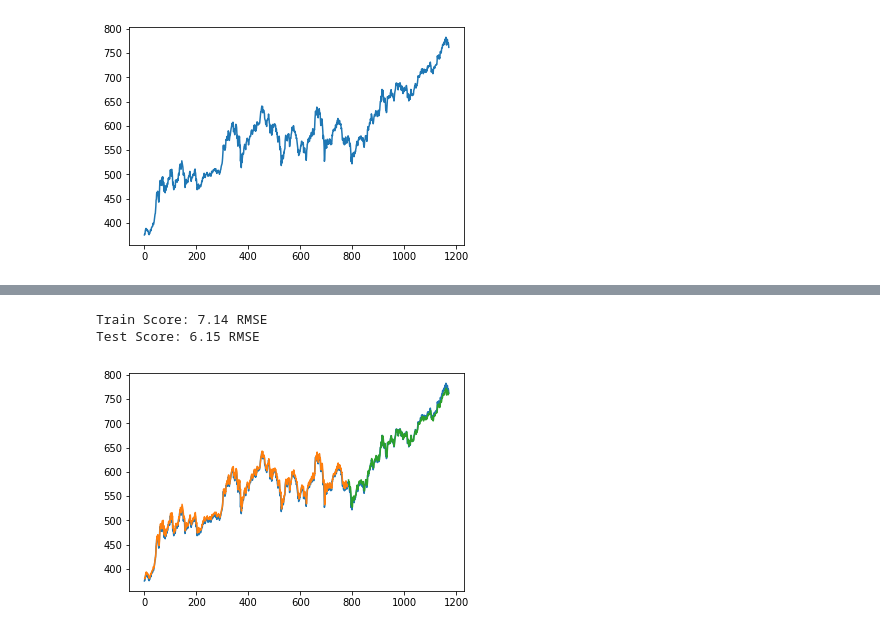
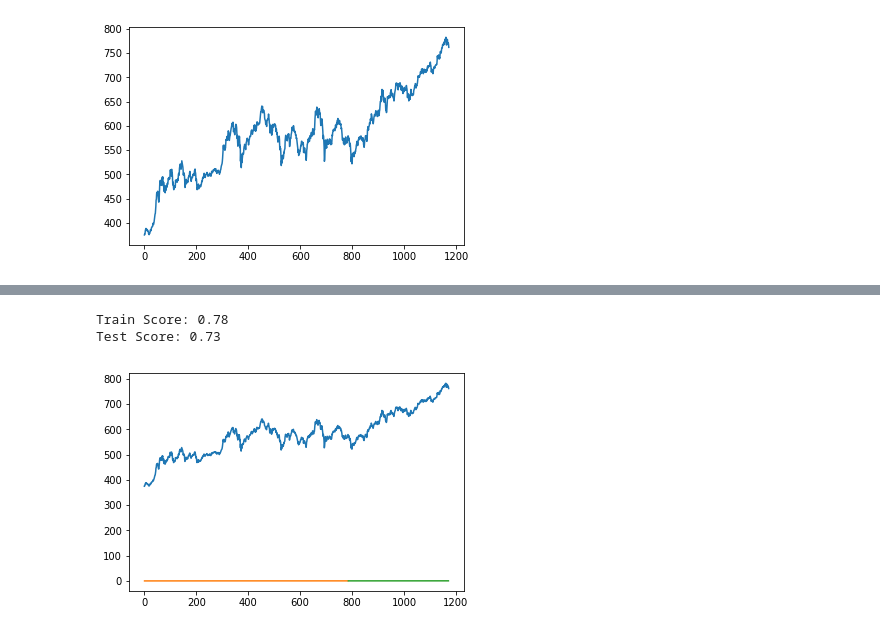
Before and after one commit to thanhdath/stock-market-prediction, a Jupyter notebook: Untitled.ipynb, the cells around one changed output, grey strips where cells are left out. Saved outputs shown, nothing was run; the diff lists cells and outputs as text; code cells hidden in the pictures.

```diff
--- a/Untitled.ipynb
+++ b/Untitled.ipynb
@@ -84,34 +92,36 @@ Epoch 100/100
 trainPredict = model.predict(trainX)
 testPredict = model.predict(testX)
 # invert predictions
-trainPredict = scaler.inverse_transform(trainPredict)
-trainY = scaler.inverse_transform([trainY])
-testPredict = scaler.inverse_transform(testPredict)
-testY = scaler.inverse_transform([testY])
+trainPredictT = scaler.inverse_transform(trainPredict)
+trainYT = scaler.inverse_transform([trainY])
+testPredictT = scaler.inverse_transform(testPredict)
+testYT = scaler.inverse_transform([testY])
 # calculate root mean squared error
-trainScore = math.sqrt(mean_squared_error(trainY[0], trainPredict[:,0]))
-print('Train Score: %.2f RMSE' % (trainScore))
-testScore = math.sqrt(mean_squared_error(testY[0], testPredict[:,0]))
-print('Test Score: %.2f RMSE' % (testScore))
+# trainScore = math.sqrt(mean_squared_error(trainY[0], trainPredict[:,0]))
+trainScore = relative_error(trainYT[0], trainPredictT[:,0])
+print('Train Score: %.2f ' % (trainScore))
+# testScore = math.sqrt(mean_squared_error(testY[0], testPredict[:,0]))
+testScore = relative_error(testYT[0], testPredictT[:,0])
+print('Test Score: %.2f ' % (testScore))
 # %% [output]
-Train Score: 7.14 RMSE
-Test Score: 6.15 RMSE
+Train Score: 0.78
+Test Score: 0.73
 # %%
 # shift train predictions for plotting
 trainPredictPlot = numpy.empty_like(dataset)
 trainPredictPlot[:, :] = numpy.nan
 trainPredictPlot[look_back:len(trainPredict)+look_back, :] = trainPredict
 # shift test predictions for plotting
 testPredictPlot = numpy.empty_like(dataset)
 testPredictPlot[:, :] = numpy.nan
-testPredictPlot[len(trainPredict)+(look_back*2)+1:len(dataset)-1, :] = testPredict
+testPredictPlot[len(trainPredictT)+(look_back*2)+1:len(dataset)-1, :] = testPredict
 # plot baseline and predictions
 plt.plot(scaler.inverse_transform(dataset))
 plt.plot(trainPredictPlot)
 plt.plot(testPredictPlot)
 plt.show()
 # %% [output]
-[figure, old version]
+[figure, new version]
 # %%
 nexts = model.predict(testX[-1])
 tomorrow_close_price = nexts[0][0] * max(data_standard.values)
```
Also changed, not shown: parts of 14 cells of this notebook, 9 other files.
